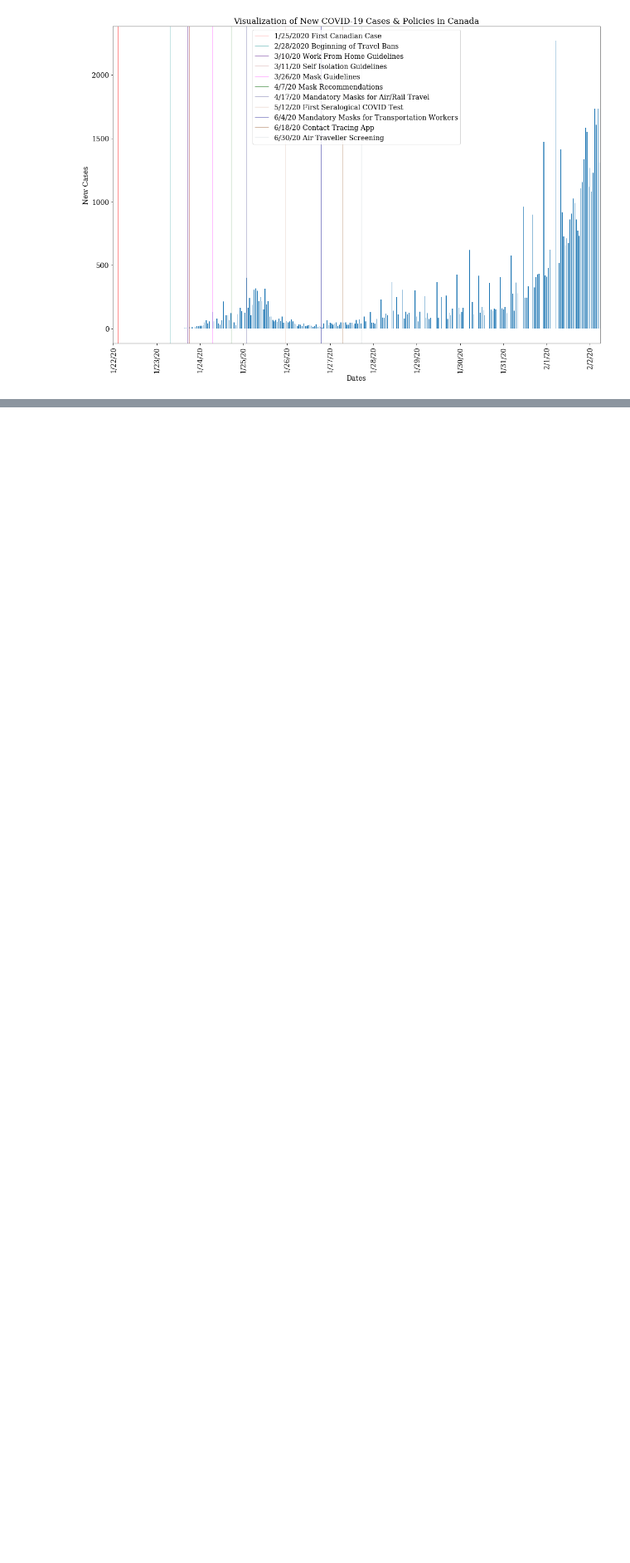
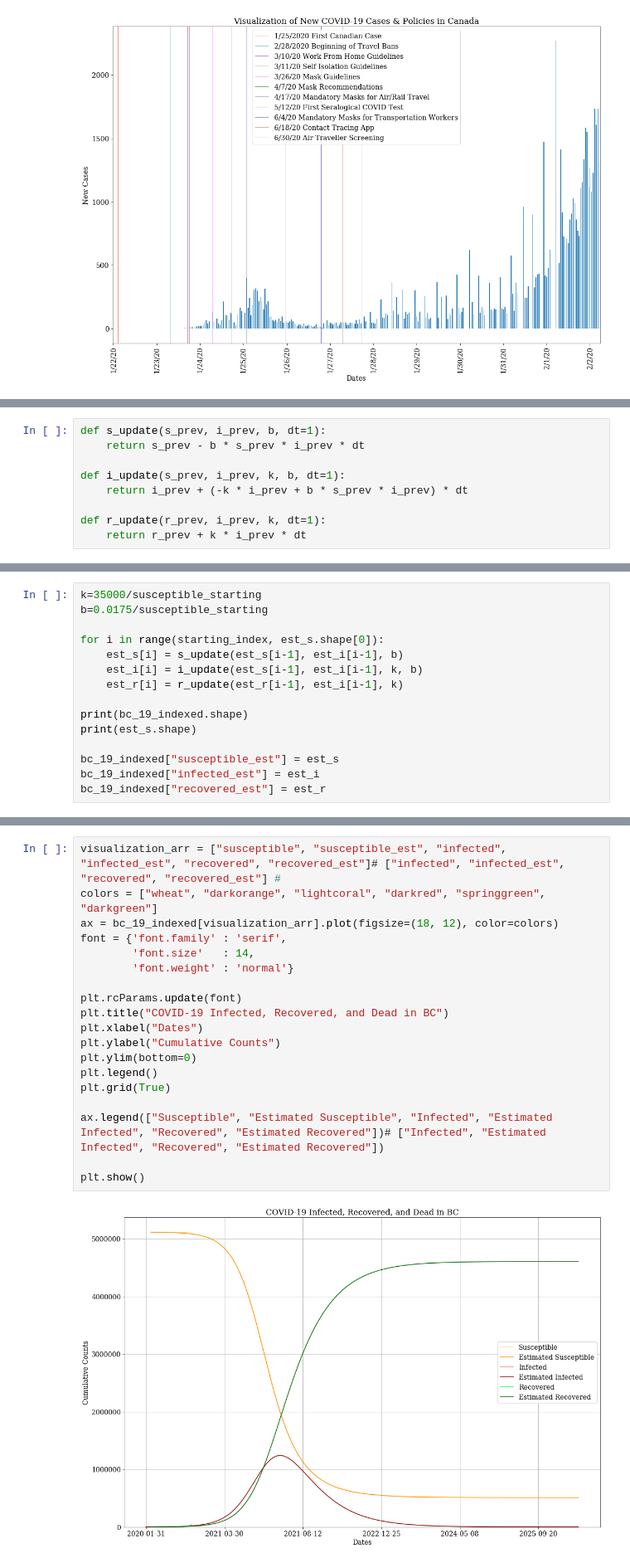
Before and after one commit to atkinssamuel/COVID-19-projection, a Jupyter notebook: project/atkins_1002951754_finalproject.ipynb, the cells around one changed output, grey strips where cells are left out. Shown at 83% size. Saved outputs shown, nothing was run; the diff lists cells and outputs as text; blank space fills up the shorter version.

```diff
--- a/project/atkins_1002951754_finalproject.ipynb
+++ b/project/atkins_1002951754_finalproject.ipynb
@@ -389,0 +707,9 @@ Options:
+# %%
+def s_update(s_prev, i_prev, b, dt=1):
+    return s_prev - b * s_prev * i_prev * dt
+
+def i_update(s_prev, i_prev, k, b, dt=1):
+    return i_prev + (-k * i_prev + b * s_prev * i_prev) * dt
+
+def r_update(r_prev, i_prev, k, dt=1):
+    return r_prev + k * i_prev * dt
@@ -389,0 +750,15 @@ Options:
+# %%
+k=35000/susceptible_starting
+b=0.0175/susceptible_starting
+
+for i in range(starting_index, est_s.shape[0]):
+    est_s[i] = s_update(est_s[i-1], est_i[i-1], b)
+    est_i[i] = i_update(est_s[i-1], est_i[i-1], k, b)
+    est_r[i] = r_update(est_r[i-1], est_i[i-1], k)
+
+print(bc_19_indexed.shape)
+print(est_s.shape)
+
+bc_19_indexed["susceptible_est"] = est_s
+bc_19_indexed["infected_est"] = est_i
+bc_19_indexed["recovered_est"] = est_r
@@ -389,0 +768,21 @@ Options:
+# %%
+visualization_arr = ["susceptible", "susceptible_est", "infected", "infected_est", "recovered", "recovered_est"]# ["infected", "infected_est", "recovered", "recovered_est"] #
+colors = ["wheat", "darkorange", "lightcoral", "darkred", "springgreen", "darkgreen"]
+ax = bc_19_indexed[visualization_arr].plot(figsize=(18, 12), color=colors)
+font = {'font.family' : 'serif',
+        'font.size'   : 14,
+        'font.weight' : 'normal'}
+
+plt.rcParams.update(font)
+plt.title("COVID-19 Infected, Recovered, and Dead in BC")
+plt.xlabel("Dates")
+plt.ylabel("Cumulative Counts")
+plt.ylim(bottom=0)
+plt.legend()
+plt.grid(True)
+
+ax.legend(["Susceptible", "Estimated Susceptible", "Infected", "Estimated Infected", "Recovered", "Estimated Recovered"])# ["Infected", "Estimated Infected", "Recovered", "Estimated Recovered"])
+
+plt.show()
+# %% [output]
+[figure, added]
```
Also changed, not shown: parts of 28 cells of this notebook, 13 other files.
